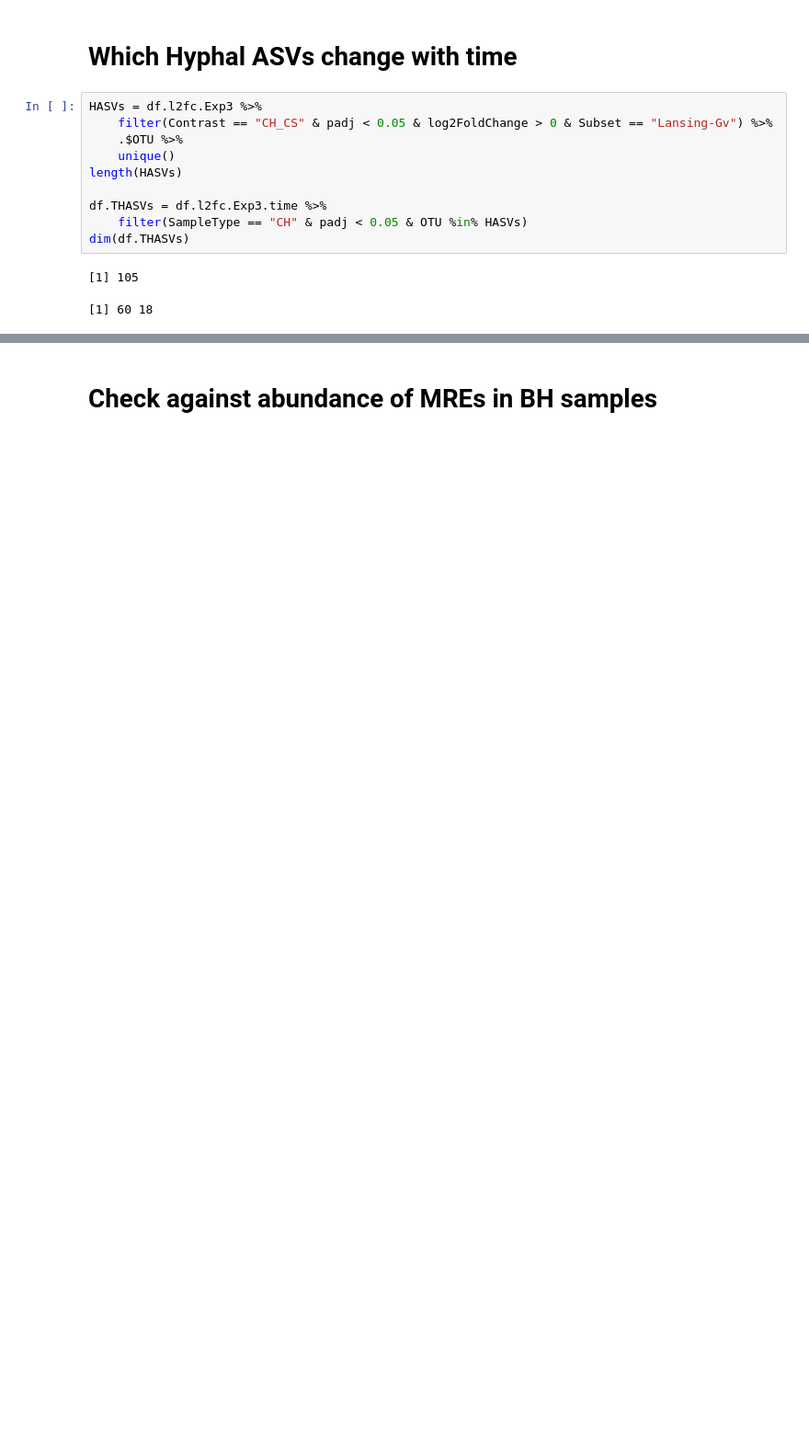
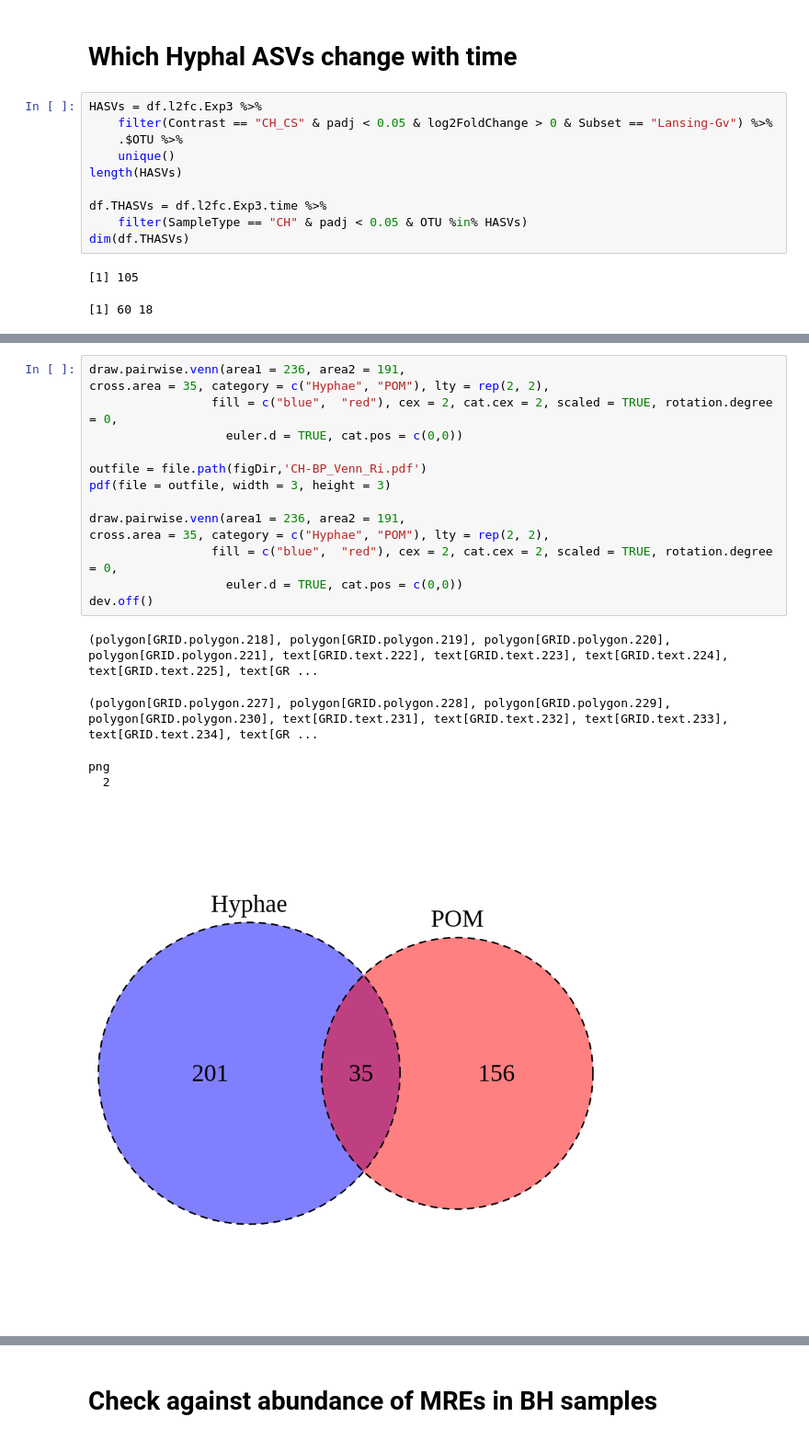
Before and after one commit to bdemmett/Hyphosphere, a Jupyter notebook: notebooks/MiSeqRuns/8-3EXP_DESeq2.ipynb, the cells around one changed output, grey strips where cells are left out. Shown at 92% size. Cells and saved outputs as stored; diff of their text form; blank space fills up the shorter version.

```diff
--- a/notebooks/MiSeqRuns/8-3EXP_DESeq2.ipynb
+++ b/notebooks/MiSeqRuns/8-3EXP_DESeq2.ipynb
@@ -1359,0 +1461,20 @@ head(df.l2fc.2.CHCS)
+# %%
+draw.pairwise.venn(area1 = 236, area2 = 191,
+cross.area = 35, category = c("Hyphae", "POM"), lty = rep(2, 2),
+                 fill = c("blue",  "red"), cex = 2, cat.cex = 2, scaled = TRUE, rotation.degree = 0,
+                   euler.d = TRUE, cat.pos = c(0,0))
+
+outfile = file.path(figDir,'CH-BP_Venn_Ri.pdf')
+pdf(file = outfile, width = 3, height = 3)
+
+draw.pairwise.venn(area1 = 236, area2 = 191,
+cross.area = 35, category = c("Hyphae", "POM"), lty = rep(2, 2),
+                 fill = c("blue",  "red"), cex = 2, cat.cex = 2, scaled = TRUE, rotation.degree = 0,
+                   euler.d = TRUE, cat.pos = c(0,0))
+dev.off()
+# %% [output]
+(polygon[GRID.polygon.218], polygon[GRID.polygon.219], polygon[GRID.polygon.220], polygon[GRID.polygon.221], text[GRID.text.222], text[GRID.text.223], text[GRID.text.224], text[GRID.text.225], text[GR ...
+(polygon[GRID.polygon.227], polygon[GRID.polygon.228], polygon[GRID.polygon.229], polygon[GRID.polygon.230], text[GRID.text.231], text[GRID.text.232], text[GRID.text.233], text[GRID.text.234], text[GR ...
+png
+  2
+[figure, added]
```
Also changed, not shown: parts of 103 cells of this notebook, 1 other file.
